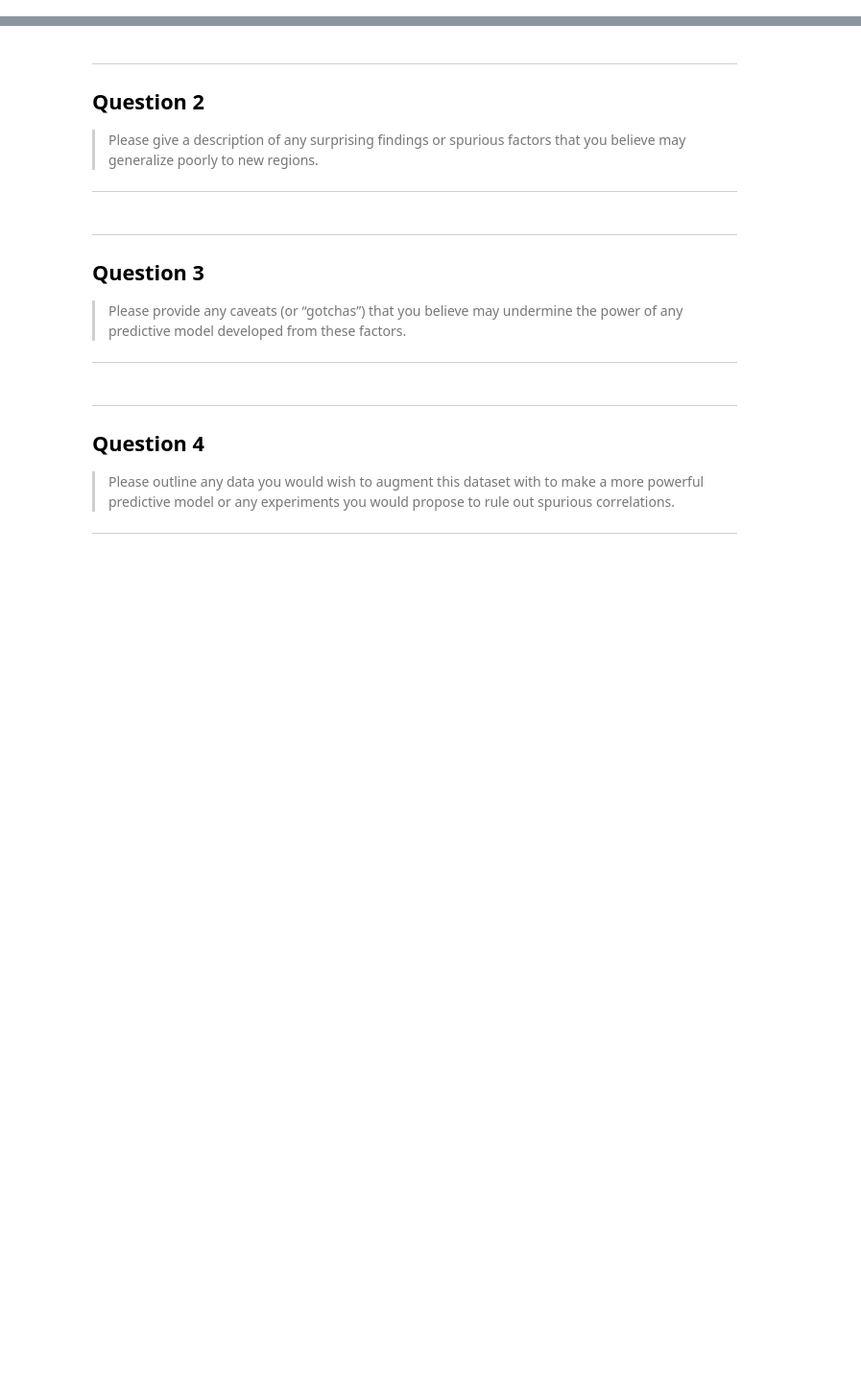
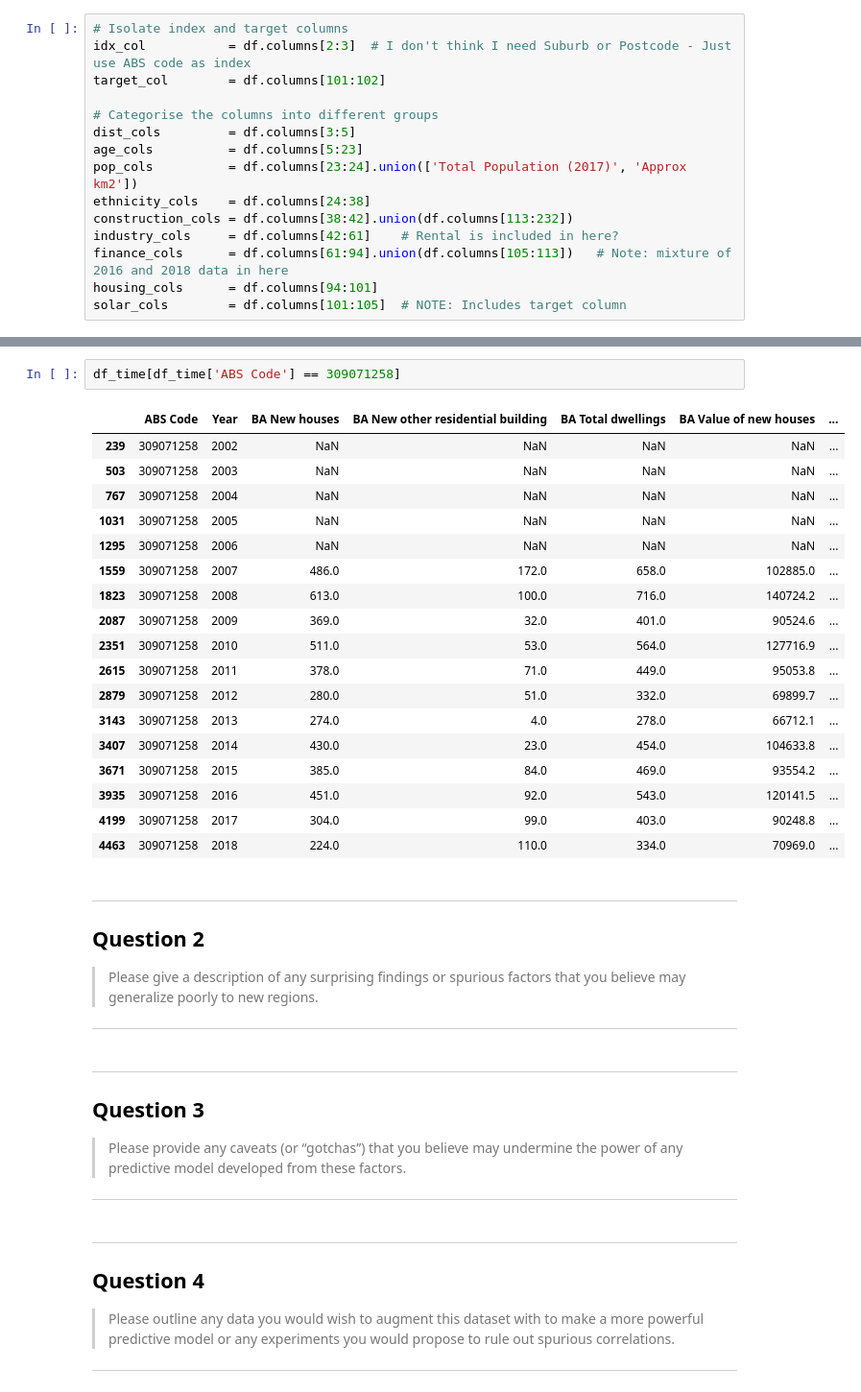
Before and after one commit to lukekh/SolarExercise, a Jupyter notebook: Analysis.ipynb, the cells around one changed output, grey strips where cells are left out. Shown at 96% size. Drawn from its saved outputs; the diff is of its cells as text; blank space fills up the shorter version.

```diff
--- a/Analysis.ipynb
+++ b/Analysis.ipynb
@@ -36,0 +99,15 @@ df = pd.read_excel('Brisbane Suburbs Stats Separated V2.0.xlsx')
+# %%
+# Isolate index and target columns
+idx_col           = df.columns[2:3]  # I don't think I need Suburb or Postcode - Just use ABS code as index
+target_col        = df.columns[101:102]
+
+# Categorise the columns into different groups
+dist_cols         = df.columns[3:5]
+age_cols          = df.columns[5:23]
+pop_cols          = df.columns[23:24].union(['Total Population (2017)', 'Approx km2'])
+ethnicity_cols    = df.columns[24:38]
+construction_cols = df.columns[38:42].union(df.columns[113:232])
+industry_cols     = df.columns[42:61]    # Rental is included in here?
+finance_cols      = df.columns[61:94].union(df.columns[105:113])   # Note: mixture of 2016 and 2018 data in here
+housing_cols      = df.columns[94:101]
+solar_cols        = df.columns[101:105]  # NOTE: Includes target column
@@ -37,3 +334,24 @@ df = pd.read_excel('Brisbane Suburbs Stats Separated V2.0.xlsx')
+# %%
+df_time[df_time['ABS Code'] == 309071258]
+# %% [output]
+|  | ABS Code | Year | BA New houses | BA New other residential building | BA Total dwellings | BA Value of new houses | ... |
+| 239 | 309071258 | 2002 | NaN | NaN | NaN | NaN | ... |
+| 503 | 309071258 | 2003 | NaN | NaN | NaN | NaN | ... |
+| 767 | 309071258 | 2004 | NaN | NaN | NaN | NaN | ... |
+| 1031 | 309071258 | 2005 | NaN | NaN | NaN | NaN | ... |
+| 1295 | 309071258 | 2006 | NaN | NaN | NaN | NaN | ... |
+| 1559 | 309071258 | 2007 | 486.0 | 172.0 | 658.0 | 102885.0 | ... |
+| 1823 | 309071258 | 2008 | 613.0 | 100.0 | 716.0 | 140724.2 | ... |
+| 2087 | 309071258 | 2009 | 369.0 | 32.0 | 401.0 | 90524.6 | ... |
+| 2351 | 309071258 | 2010 | 511.0 | 53.0 | 564.0 | 127716.9 | ... |
+| 2615 | 309071258 | 2011 | 378.0 | 71.0 | 449.0 | 95053.8 | ... |
+| 2879 | 309071258 | 2012 | 280.0 | 51.0 | 332.0 | 69899.7 | ... |
+| 3143 | 309071258 | 2013 | 274.0 | 4.0 | 278.0 | 66712.1 | ... |
+| 3407 | 309071258 | 2014 | 430.0 | 23.0 | 454.0 | 104633.8 | ... |
+| 3671 | 309071258 | 2015 | 385.0 | 84.0 | 469.0 | 93554.2 | ... |
+| 3935 | 309071258 | 2016 | 451.0 | 92.0 | 543.0 | 120141.5 | ... |
+| 4199 | 309071258 | 2017 | 304.0 | 99.0 | 403.0 | 90248.8 | ... |
+| 4463 | 309071258 | 2018 | 224.0 | 110.0 | 334.0 | 70969.0 | ... |
 # %% [markdown]
 ---
 
```
Also changed, not shown: parts of 23 cells of this notebook.
